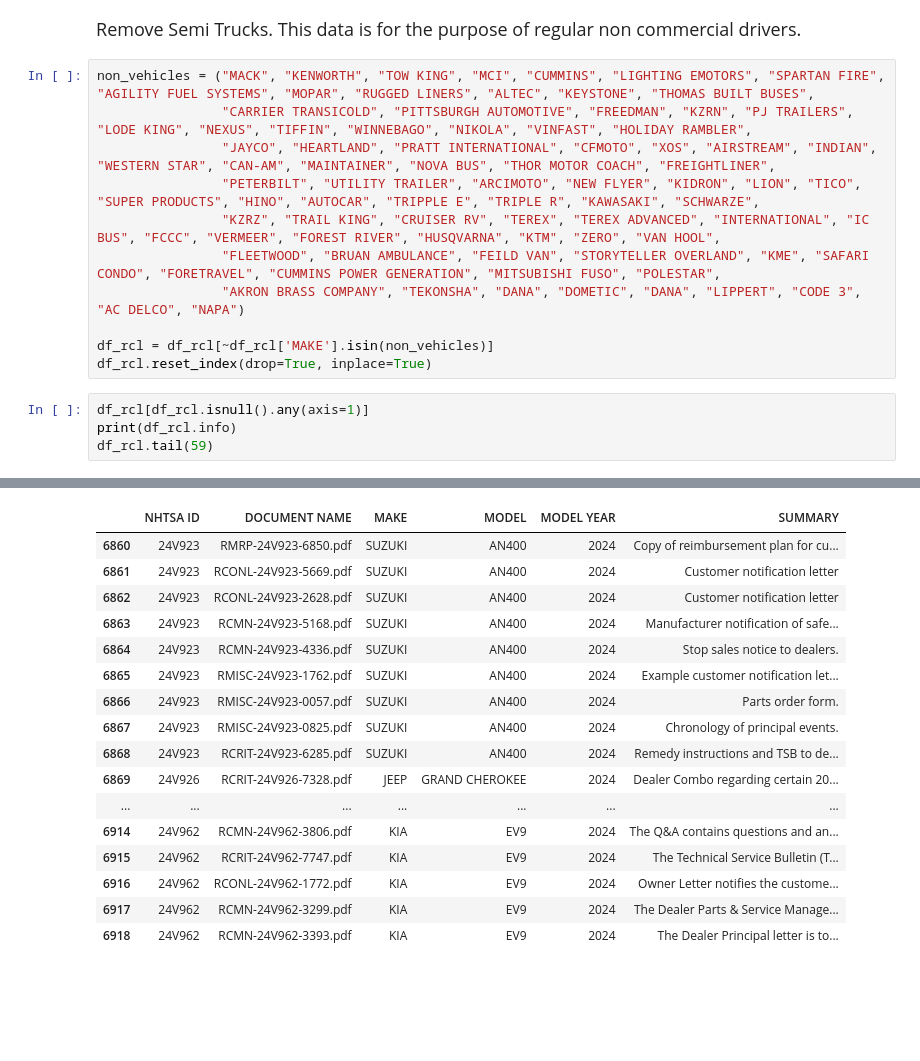
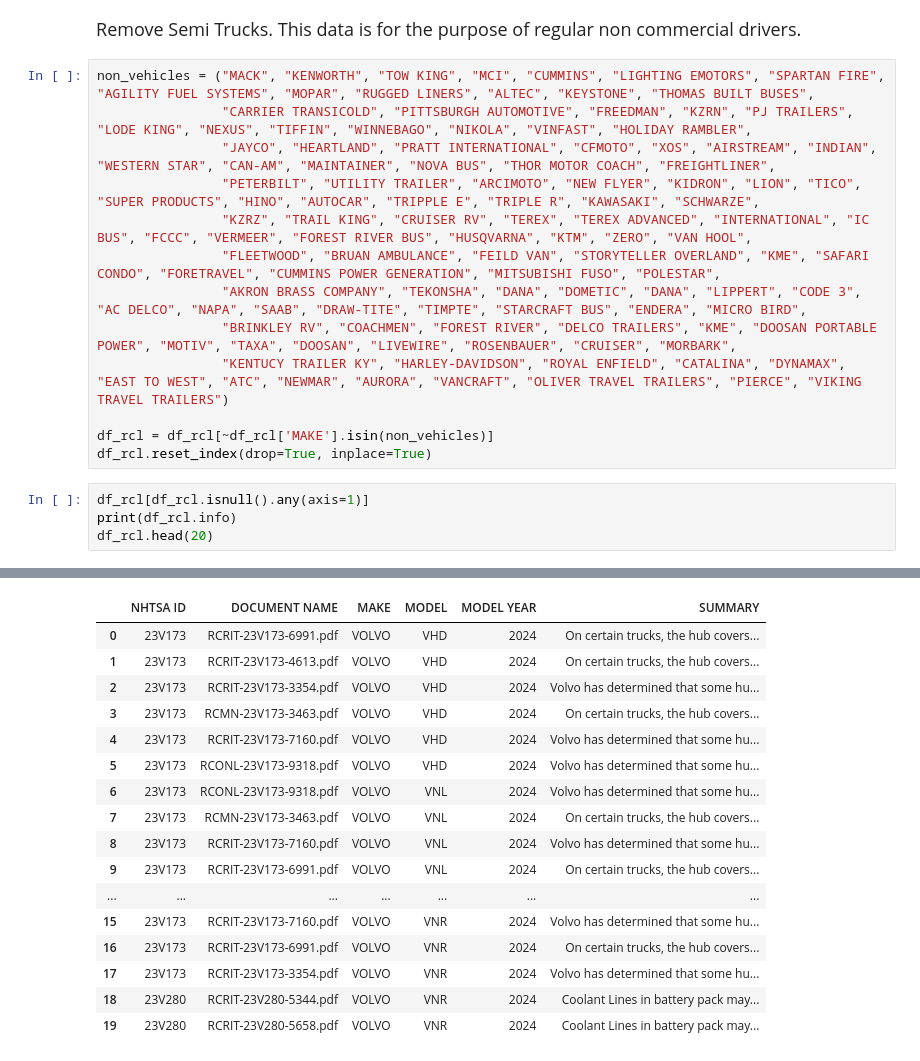
Before and after one commit to ellioc/VehicleRecalls2024, a Jupyter notebook: cleaningData.ipynb, the cells around one changed output, grey strips where cells are left out. Saved outputs shown, nothing was run; the diff lists cells and outputs as text; blank space fills up the shorter version.

```diff
--- a/cleaningData.ipynb
+++ b/cleaningData.ipynb
@@ -234,16 +232,18 @@ non_vehicles = ("MACK", "KENWORTH", "TOW KING", "MCI", "CUMMINS", "LIGHTING EMOT
                 "CARRIER TRANSICOLD", "PITTSBURGH AUTOMOTIVE", "FREEDMAN", "KZRN", "PJ TRAILERS", "LODE KING", "NEXUS", "TIFFIN", "WINNEBAGO", "NIKOLA", "VINFAST", "HOLIDAY RAMBLER",
                 "JAYCO", "HEARTLAND", "PRATT INTERNATIONAL", "CFMOTO", "XOS", "AIRSTREAM", "INDIAN", "WESTERN STAR", "CAN-AM", "MAINTAINER", "NOVA BUS", "THOR MOTOR COACH", "FREIGHTLINER",
                 "PETERBILT", "UTILITY TRAILER", "ARCIMOTO", "NEW FLYER", "KIDRON", "LION", "TICO", "SUPER PRODUCTS", "HINO", "AUTOCAR", "TRIPPLE E", "TRIPLE R", "KAWASAKI", "SCHWARZE",
-                "KZRZ", "TRAIL KING", "CRUISER RV", "TEREX", "TEREX ADVANCED", "INTERNATIONAL", "IC BUS", "FCCC", "VERMEER", "FOREST RIVER", "HUSQVARNA", "KTM", "ZERO", "VAN HOOL",
+                "KZRZ", "TRAIL KING", "CRUISER RV", "TEREX", "TEREX ADVANCED", "INTERNATIONAL", "IC BUS", "FCCC", "VERMEER", "FOREST RIVER BUS", "HUSQVARNA", "KTM", "ZERO", "VAN HOOL",
                 "FLEETWOOD", "BRUAN AMBULANCE", "FEILD VAN", "STORYTELLER OVERLAND", "KME", "SAFARI CONDO", "FORETRAVEL", "CUMMINS POWER GENERATION", "MITSUBISHI FUSO", "POLESTAR",
-                "AKRON BRASS COMPANY", "TEKONSHA", "DANA", "DOMETIC", "DANA", "LIPPERT", "CODE 3", "AC DELCO", "NAPA")
+                "AKRON BRASS COMPANY", "TEKONSHA", "DANA", "DOMETIC", "DANA", "LIPPERT", "CODE 3", "AC DELCO", "NAPA", "SAAB", "DRAW-TITE", "TIMPTE", "STARCRAFT BUS", "ENDERA", "MICRO BIRD",
+                "BRINKLEY RV", "COACHMEN", "FOREST RIVER", "DELCO TRAILERS", "KME", "DOOSAN PORTABLE POWER", "MOTIV", "TAXA", "DOOSAN", "LIVEWIRE", "ROSENBAUER", "CRUISER", "MORBARK",
+                "KENTUCY TRAILER KY", "HARLEY-DAVIDSON", "ROYAL ENFIELD", "CATALINA", "DYNAMAX", "EAST TO WEST", "ATC", "NEWMAR", "AURORA", "VANCRAFT", "OLIVER TRAVEL TRAILERS", "PIERCE", "VIKING TRAVEL TRAILERS")
 
 df_rcl = df_rcl[~df_rcl['MAKE'].isin(non_vehicles)]
 df_rcl.reset_index(drop=True, inplace=True)
 # %%
 df_rcl[df_rcl.isnull().any(axis=1)]
 print(df_rcl.info)
-df_rcl.tail(59)
+df_rcl.head(20)
 # %% [output]
 <bound method DataFrame.info of      NHTSA ID          DOCUMENT NAME   MAKE MODEL  MODEL YEAR  \
 0      23V173  RCRIT-23V173-6991.pdf  VOLVO   VHD        2024
@@ -265,17 +265,17 @@ df_rcl.tail(59)
 |  | NHTSA ID | DOCUMENT NAME | MAKE | MODEL | MODEL YEAR | SUMMARY |
-| 6860 | 24V923 | RMRP-24V923-6850.pdf | SUZUKI | AN400 | 2024 | Copy of reimbursement plan for cu... |
-| 6861 | 24V923 | RCONL-24V923-5669.pdf | SUZUKI | AN400 | 2024 | Customer notification letter |
-| 6862 | 24V923 | RCONL-24V923-2628.pdf | SUZUKI | AN400 | 2024 | Customer notification letter |
-| 6863 | 24V923 | RCMN-24V923-5168.pdf | SUZUKI | AN400 | 2024 | Manufacturer notification of safe... |
-| 6864 | 24V923 | RCMN-24V923-4336.pdf | SUZUKI | AN400 | 2024 | Stop sales notice to dealers. |
-| 6865 | 24V923 | RMISC-24V923-1762.pdf | SUZUKI | AN400 | 2024 | Example customer notification let... |
-| 6866 | 24V923 | RMISC-24V923-0057.pdf | SUZUKI | AN400 | 2024 | Parts order form. |
-| 6867 | 24V923 | RMISC-24V923-0825.pdf | SUZUKI | AN400 | 2024 | Chronology of principal events. |
-| 6868 | 24V923 | RCRIT-24V923-6285.pdf | SUZUKI | AN400 | 2024 | Remedy instructions and TSB to de... |
-| 6869 | 24V926 | RCRIT-24V926-7328.pdf | JEEP | GRAND CHEROKEE | 2024 | Dealer Combo regarding certain 20... |
+| 0 | 23V173 | RCRIT-23V173-6991.pdf | VOLVO | VHD | 2024 | On certain trucks, the hub covers... |
+| 1 | 23V173 | RCRIT-23V173-4613.pdf | VOLVO | VHD | 2024 | On certain trucks, the hub covers... |
+| 2 | 23V173 | RCRIT-23V173-3354.pdf | VOLVO | VHD | 2024 | Volvo has determined that some hu... |
+| 3 | 23V173 | RCMN-23V173-3463.pdf | VOLVO | VHD | 2024 | On certain trucks, the hub covers... |
+| 4 | 23V173 | RCRIT-23V173-7160.pdf | VOLVO | VHD | 2024 | Volvo has determined that some hu... |
+| 5 | 23V173 | RCONL-23V173-9318.pdf | VOLVO | VHD | 2024 | Volvo has determined that some hu... |
+| 6 | 23V173 | RCONL-23V173-9318.pdf | VOLVO | VNL | 2024 | Volvo has determined that some hu... |
+| 7 | 23V173 | RCMN-23V173-3463.pdf | VOLVO | VNL | 2024 | On certain trucks, the hub covers... |
+| 8 | 23V173 | RCRIT-23V173-7160.pdf | VOLVO | VNL | 2024 | Volvo has determined that some hu... |
+| 9 | 23V173 | RCRIT-23V173-6991.pdf | VOLVO | VNL | 2024 | On certain trucks, the hub covers... |
 | ... | ... | ... | ... | ... | ... | ... |
-| 6914 | 24V962 | RCMN-24V962-3806.pdf | KIA | EV9 | 2024 | The Q&A contains questions and an... |
-| 6915 | 24V962 | RCRIT-24V962-7747.pdf | KIA | EV9 | 2024 | The Technical Service Bulletin (T... |
-| 6916 | 24V962 | RCONL-24V962-1772.pdf | KIA | EV9 | 2024 | Owner Letter notifies the custome... |
-| 6917 | 24V962 | RCMN-24V962-3299.pdf | KIA | EV9 | 2024 | The Dealer Parts & Service Manage... |
-| 6918 | 24V962 | RCMN-24V962-3393.pdf | KIA | EV9 | 2024 | The Dealer Principal letter is to... |
+| 15 | 23V173 | RCRIT-23V173-7160.pdf | VOLVO | VNR | 2024 | Volvo has determined that some hu... |
+| 16 | 23V173 | RCRIT-23V173-6991.pdf | VOLVO | VNR | 2024 | On certain trucks, the hub covers... |
+| 17 | 23V173 | RCRIT-23V173-3354.pdf | VOLVO | VNR | 2024 | Volvo has determined that some hu... |
+| 18 | 23V280 | RCRIT-23V280-5344.pdf | VOLVO | VNR | 2024 | Coolant Lines in battery pack may... |
+| 19 | 23V280 | RCRIT-23V280-5658.pdf | VOLVO | VNR | 2024 | Coolant Lines in battery pack may... |
```
Also changed, not shown: parts of 4 cells of this notebook, 1 other file.
